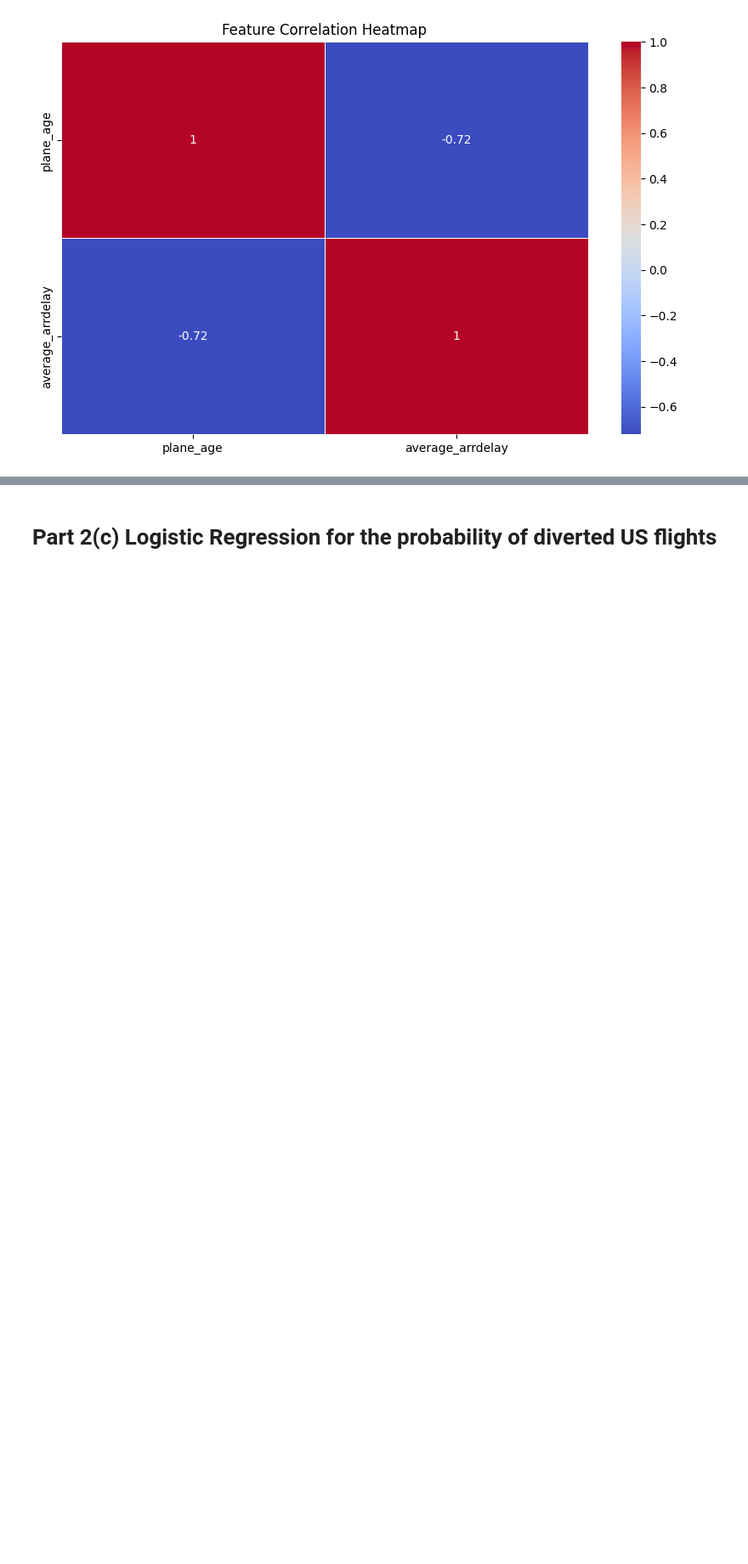
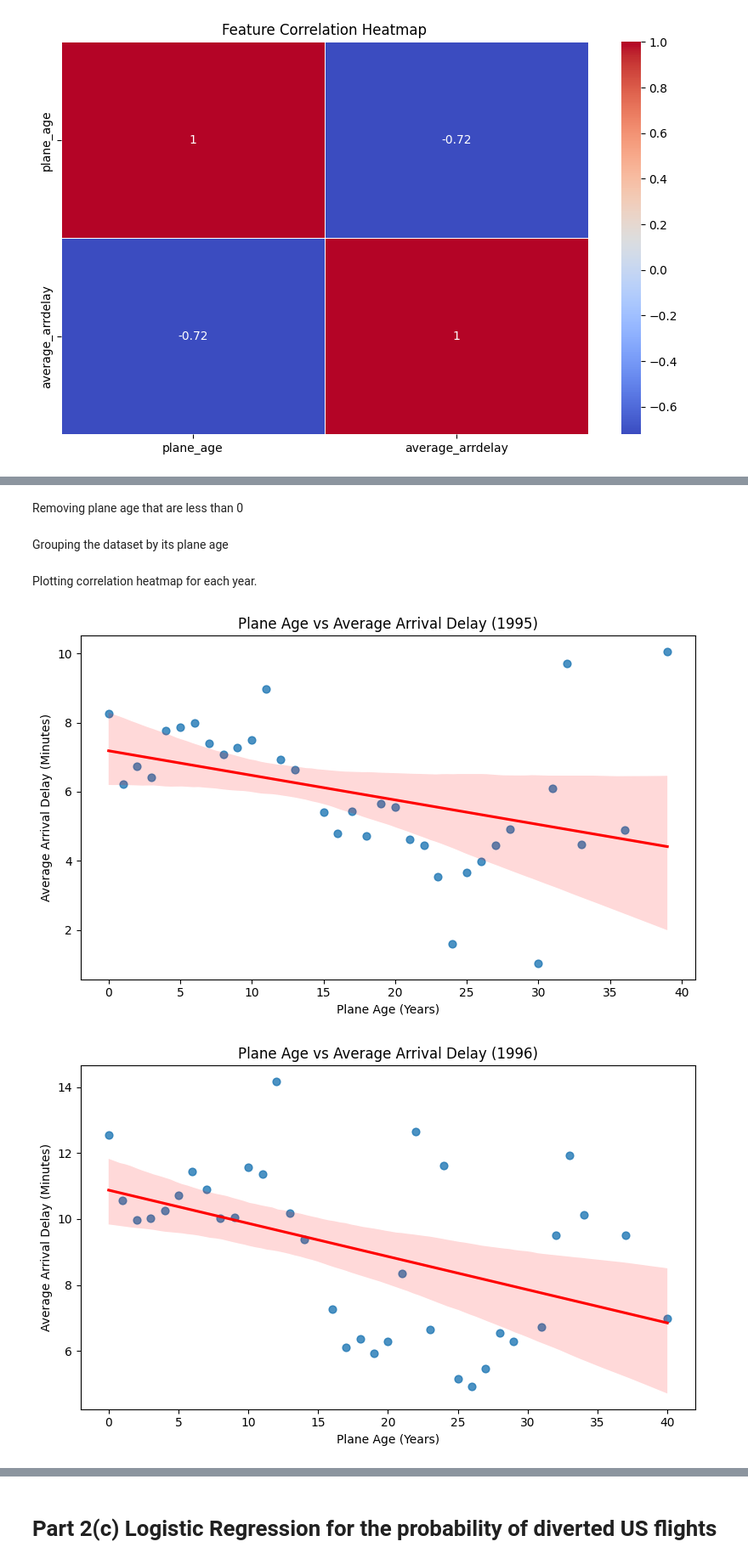
Before and after one commit to dexun02/ST2195_Coursework, a Jupyter notebook: dexun_coursework_q2.ipynb, the cells around one changed output, grey strips where cells are left out. Shown at 85% size. Cells and saved outputs as stored; diff of their text form; code cells hidden in the pictures; blank space fills up the shorter version.

```diff
--- a/dexun_coursework_q2.ipynb
+++ b/dexun_coursework_q2.ipynb
@@ -1016,0 +1027,7 @@ plt.show()
+# %%
+# Create a dictionary to store the yearly DataFrames
+yearly_age_dfs = {}
+
+# Loop through the years and create a filtered DataFrame for each
+for year in range(1995, 2000):
+    yearly_age_dfs[year] = age_df[age_df['current_year'] == year]
@@ -1016,0 +1036,42 @@ plt.show()
+# %%
+# Dictionary to store summary DataFrames for each year
+yearly_plane_summaries = {}
+
+# Loop through each year's DataFrame
+for year, df in yearly_age_dfs.items():
+    summary = df.groupby('tailnum', as_index=False).agg(
+        average_arrdelay=('arrdelay', 'mean'),
+        plane_age=('plane_age', 'first')
+    )
+    yearly_plane_summaries[year] = summary
+# %% [markdown]
+Removing plane age that are less than 0
+# %%
+for year in yearly_plane_summaries:
+    yearly_plane_summaries[year] = yearly_plane_summaries[year][yearly_plane_summaries[year]['plane_age'] >= 0]
+# %% [markdown]
+Grouping the dataset by its plane age
+# %%
+# Dictionary to store grouped-by-age DataFrames
+yearly_age_groups = {}
+
+for year, df in yearly_plane_summaries.items():
+    grouped = df.groupby('plane_age', as_index=False).agg(
+        average_arrdelay=('average_arrdelay', 'mean')
+    )
+    yearly_age_groups[year] = grouped
+# %% [markdown]
+Plotting correlation heatmap for each year.
+# %%
+# Plot correlation for each year
+for year, df in yearly_age_groups.items():
+    plt.figure(figsize=(8, 5))
+    sns.regplot(data=df, x='plane_age', y='average_arrdelay', scatter_kws={'s': 40}, line_kws={'color': 'red'})
+    plt.title(f'Plane Age vs Average Arrival Delay ({year})')
+    plt.xlabel('Plane Age (Years)')
+    plt.ylabel('Average Arrival Delay (Minutes)')
+    plt.tight_layout()
+    plt.show()
+# %% [output]
+[figure, added]
+[figure, added]
```
Also changed, not shown: parts of 24 cells of this notebook.
